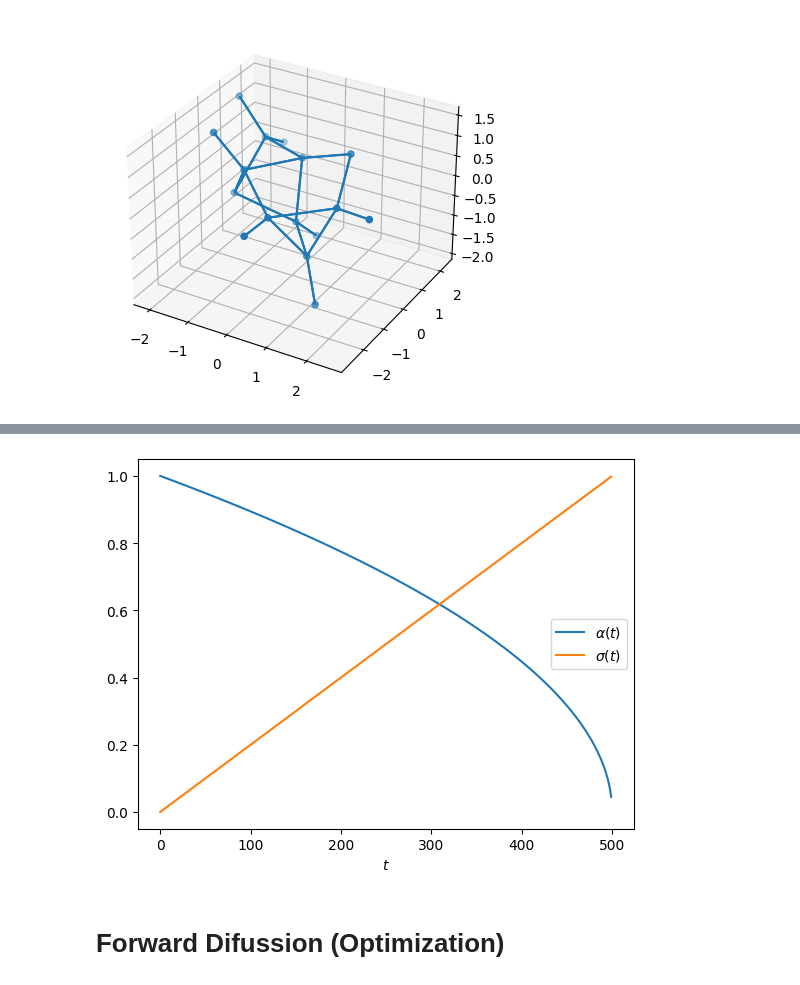
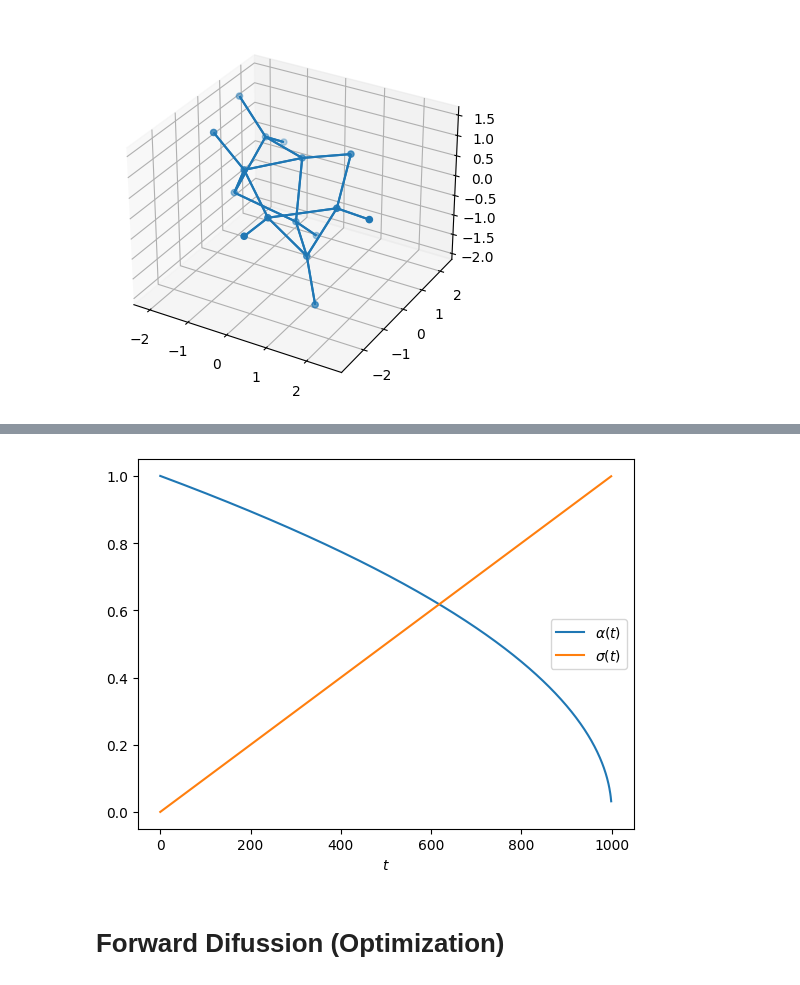
Before and after one commit to FlyingWorkshop/DiffusionGNNTutorial, a Jupyter notebook: simple_edm.ipynb, the cells around one changed output, grey strips where cells are left out. Cells and saved outputs as stored; diff of their text form; code cells hidden in the pictures.

```diff
--- a/simple_edm.ipynb
+++ b/simple_edm.ipynb
@@ -86,11 +102,24 @@ device = torch.device('cuda' if torch.cuda.is_available() else 'cpu')
 # %%
-def calc_rmsd(coords_a: torch.Tensor, coords_b: torch.Tensor) -> torch.Tensor:
+def calc_rmsd(coords_a, coords_b):
     """
-    From Martin Buttenschoen.
+    Adapted from Martin Buttenschoen.
     Calculate RMSD assuming that the atom positions are ordered appropriately.
     """
     assert coords_a.shape == coords_b.shape
+    coords_a, coords_b = transform(coords_a, coords_b)
     return (((coords_a - coords_b) ** 2).mean() * coords_a.shape[-1]).sqrt()
+
+
+def transform(target, ref):
+  # remove centroid
+  target = target - torch.mean(target, dim=0, keepdim=True)
+  ref = ref - torch.mean(ref, dim=0, keepdim=True)
+
+  # rotate
+  R, _ = Rotation.align_vectors(target, ref)
+  target = torch.Tensor(R.apply(target))
+
+  return target, ref
 # %%
 class SimpleEGCL(nn.Module):
   def __init__(self, hidden=32):
@@ -123,26 +152,28 @@ class SimpleEGCL(nn.Module):
     normalized = diffs / (dists + epsilon)
     batched_dists = dists.ravel().unsqueeze(-1)
     weights = self.mlp(batched_dists).reshape_as(dists)
-    pred_z = torch.sum(normalized * weights, dim=0)
-    pred_noise = z + pred_z
-    return pred_noise, pred_z
+    pred_z = z + torch.sum(normalized * weights, dim=0)
+    return pred_z
 
 
 class SimpleEGNN(nn.Module):
-  def __init__(self, num_layers: int = 4):
+  def __init__(self, num_layers=4, hidden=32):
     """Denoising model"""
     super().__init__()
-    self.layers = nn.ModuleList([SimpleEGCL() for _ in range(num_layers)])
+    self.layers = nn.ModuleList([SimpleEGCL(hidden=hidden) for _ in range(num_layers)])
 
   def forward(self, z):
+    pred_z = z
     for layer in self.layers:
-      pred_noise, z = layer(z)
-    return pred_noise, z
+      pred_z = layer(pred_z)
+    pred_noise = pred_z - z
+    centroid = torch.mean(pred_noise, dim=0, keepdim=True)  # subtract center of gravity
+    return pred_noise - centroid
 
 
 class SimpleEDM:
-  def __init__(self, num_layers=1, max_timesteps=1000, lr=1e-3):
-    self.model = SimpleEGNN(num_layers)
+  def __init__(self, num_layers=1, hidden=32, max_timesteps=1000, lr=1e-3):
+    self.model = SimpleEGNN(num_layers, hidden=hidden)
     self.mse = nn.MSELoss()
     self.optimizer = optim.Adam(self.model.parameters(), lr=lr)
 
@@ -188,7 +219,7 @@ class SimpleEDM:
     x = (z - self.sigma(t) * noise) / self.alpha(t)
     return x
 
-  def optimize(self, example, epochs=100, mse=True, rmsd=True):
+  def optimize(self, example, epochs=100):
     """
     In this toy example, our SimpleEDM's optimization tries to
     overfit on the positional information of a single example.
@@ -198,29 +229,30 @@ class SimpleEDM:
     x = example.pos
     n = x.shape[0]
     for i, t in tqdm(enumerate(self.uniform_dist.sample(sample_shape=(epochs,))), total=epochs):
+      self.optimizer.zero_grad()
       noise = self.sample_noise(n)
-      self.optimizer.zero_grad()
       z = self.encoder(x, t, noise)  # noisy latent representation
-      pred_noise, _ = self.model(z)
-      loss = 0
+      pred_noise = self.model(z)
 
       # MSE
-      mse_loss = self.mse(pred_noise, noise)
-      history["mse"].append(mse_loss.detach().numpy())
-      if mse:
-        loss += mse_loss
+      loss = self.mse(pred_noise, noise)
+      loss.backward()
+      self.optimizer.step()
+      history["mse"].append(loss.detach().numpy())
 
       # RMSD
-      pred_x = self.decoder(z, t, pred_noise)
-      rmsd_loss = calc_rmsd(pred_x, x)
-      history["rmsd"].append(rmsd_loss.detach().numpy())
-      if rmsd:
+      with torch.no_grad():
         pred_x = self.decoder(z, t, pred_noise)
-
-      loss.backward()
-      self.optimizer.step()
+        rmsd = calc_rmsd(pred_x, x)
+        history["rmsd"].append(rmsd)
 
     return history
+
+  def forward_diffuse(self, example):
+    x = example.pos
+    n = x.shape[0]
+    noise = self.sample_noise(n)
+    return self.encoder(x, self.max_timesteps, noise)
 
   def _calc_alphas(self, t, s):
     """Helper for sample"""
@@ -242,37 +274,44 @@ class SimpleEDM:
   def sample(self, n: int, deterministic=True):
     history = []
     with torch.no_grad():
       z_t = self.normal_dist.sample(sample_shape=(n,))
-      for t in range(self.max_timesteps, 0, -1):
+      for t in range(self.max_timesteps, 1, -1):
         # predict noise and x
-        pred_noise, _ = self.model(z_t)
+        pred_noise = self.model(z_t)
         pred_x = self.decoder(z_t, t, pred_noise)
 
         # update history
         history.append(pred_x)
 
         # apply reparam trick to get z_s
         s = t - 1
         alpha = self._calc_alphas(t, s)
         sigma = self._calc_sigmas(t, s, alpha)
         mean = (
             (1 / alpha["t|s"]) * z_t
             - (sigma["squared_t|s"] / (alpha["t|s"] * sigma["t"])) * pred_noise
         )
         if deterministic:
           z_s = mean + sigma["t->s"] * self.sample_noise(n)
         else:
           z_s = mean + sigma["t->s"] * pred_noise
 
         # update z_t
         z_t = z_s
 
     return history
 
-edm = SimpleEDM(num_layers=4, max_timesteps=500)
+  def reverse_diffuse(self):
+    with torch.no_grad():
+      z = self.normal_dist.sample(sample_shape=(n,))
+      pred_noise = self.model(z)
+      x = self.decoder(z, self.max_timesteps, pred_noise)
+      return x
+
+edm = SimpleEDM(num_layers=4, max_timesteps=1000, hidden=32)
 edm.plot_alpha_and_sigma()
 # %% [output]
-[figure, old version]
+[figure, new version]
 # %% [markdown]
 # Forward Difussion (Optimization)
 # %%
```
Also changed, not shown: parts of 17 cells of this notebook.
